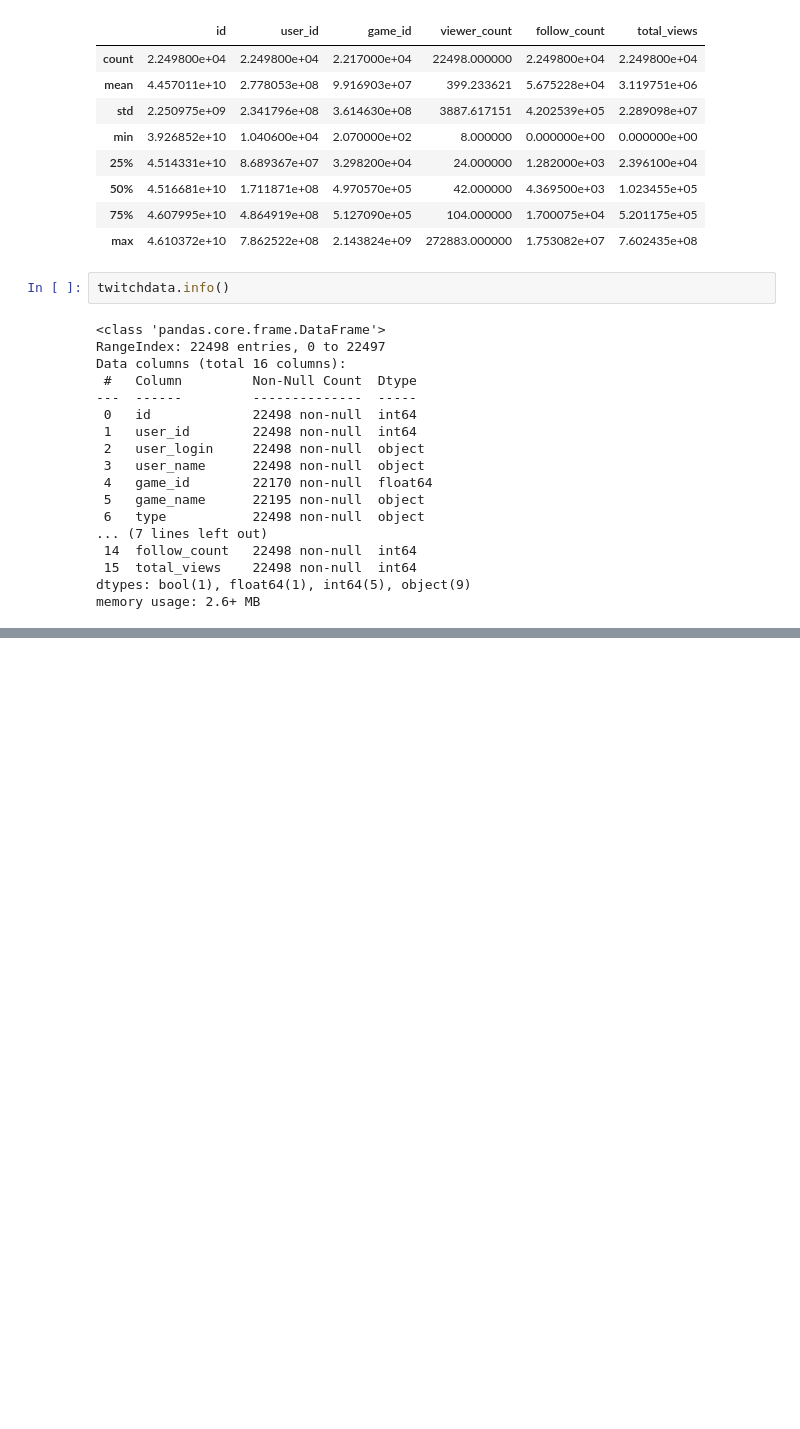
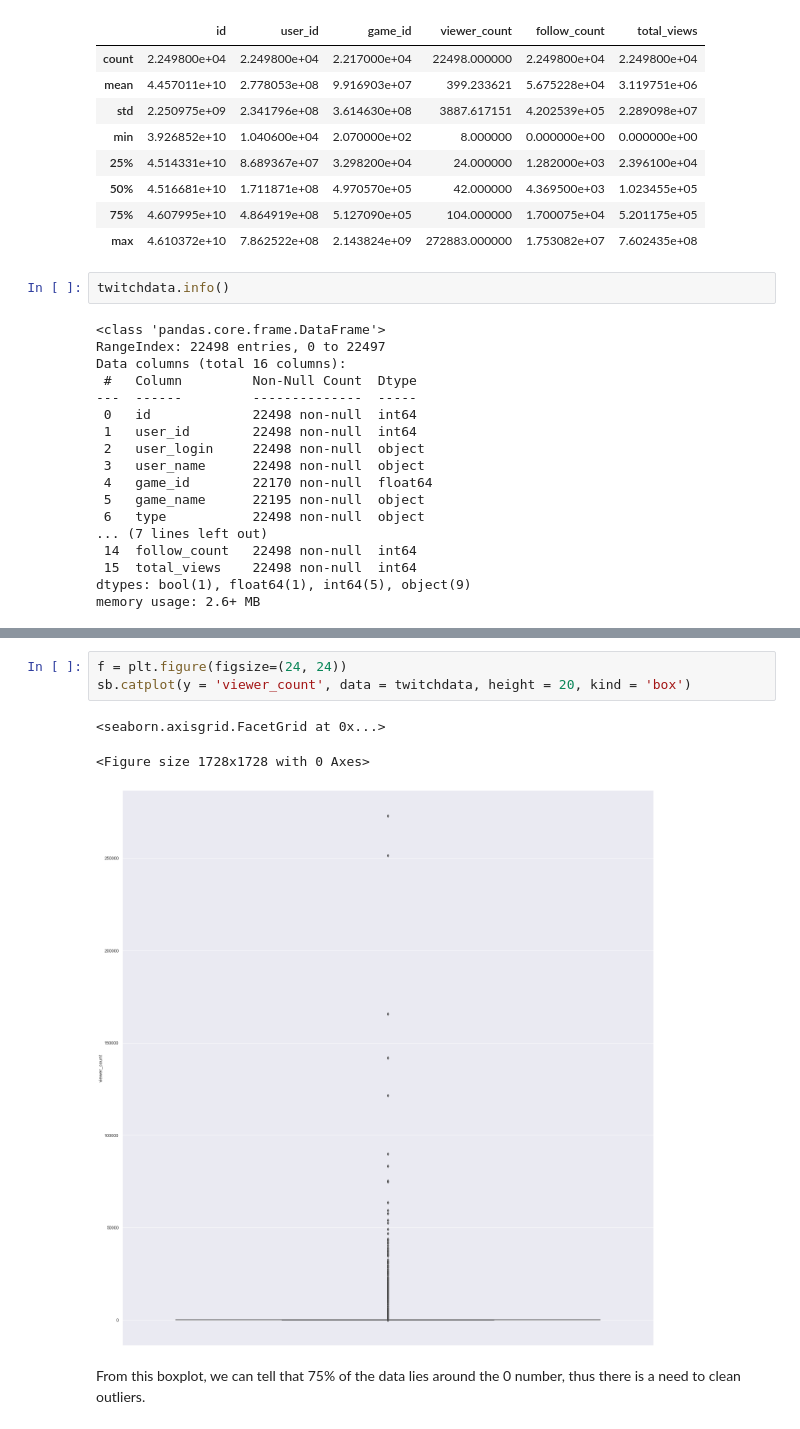
Before and after one commit to whysilon/SC1015proj, a Jupyter notebook: Twitch_SERIOUS.ipynb, the cells around one changed output, grey strips where cells are left out. Saved outputs shown, nothing was run; the diff lists cells and outputs as text; blank space fills up the shorter version.

```diff
--- a/Twitch_SERIOUS.ipynb
+++ b/Twitch_SERIOUS.ipynb
@@ -43,0 +56,9 @@ memory usage: 2.6+ MB
+# %%
+f = plt.figure(figsize=(24, 24))
+sb.catplot(y = 'viewer_count', data = twitchdata, height = 20, kind = 'box')
+# %% [output]
+<seaborn.axisgrid.FacetGrid at 0x...>
+<Figure size 1728x1728 with 0 Axes>
+[figure, added]
+# %% [markdown]
+From this boxplot, we can tell that 75% of the data lies around the 0 number, thus there is a need to clean outliers.
```
Also changed, not shown: parts of 47 cells of this notebook.
